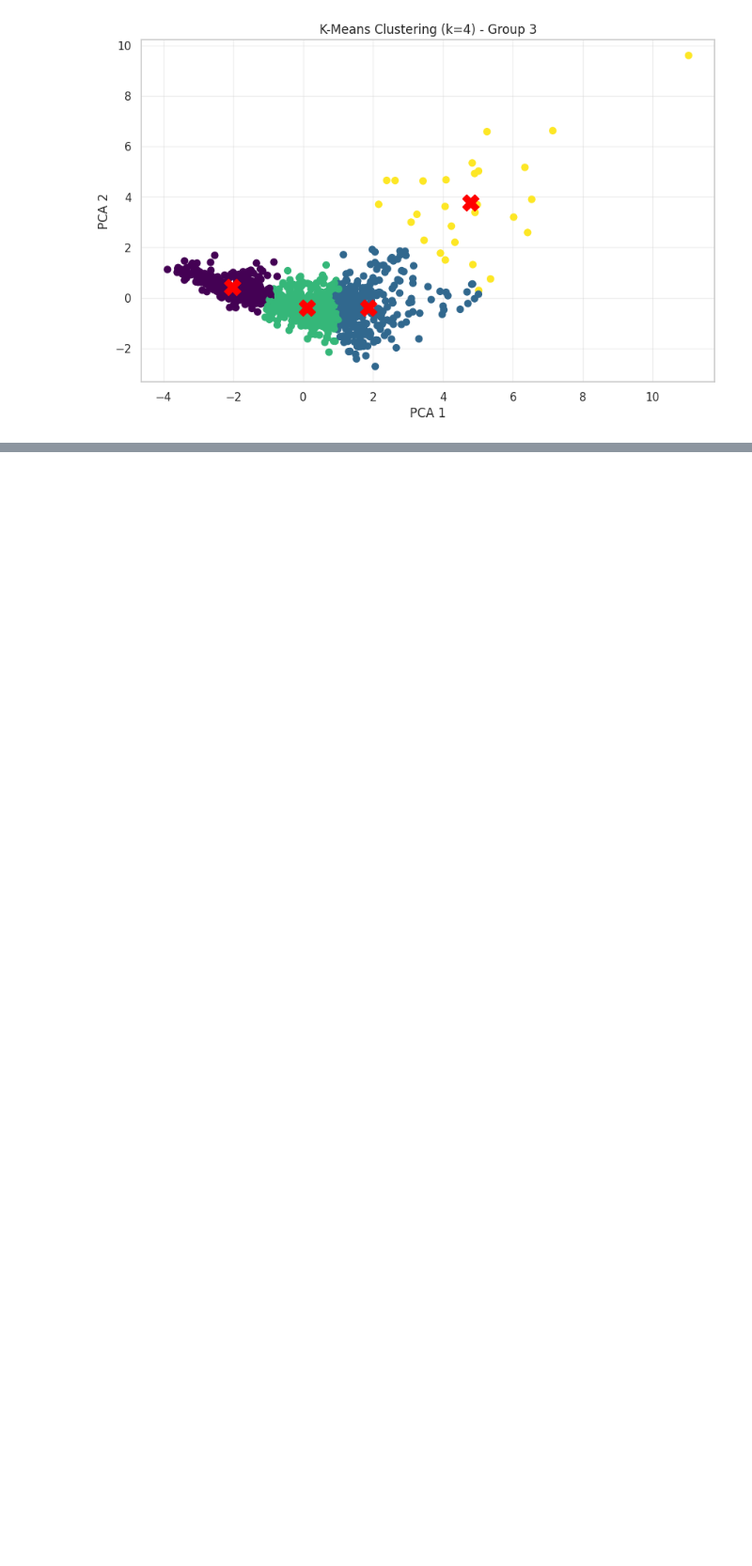
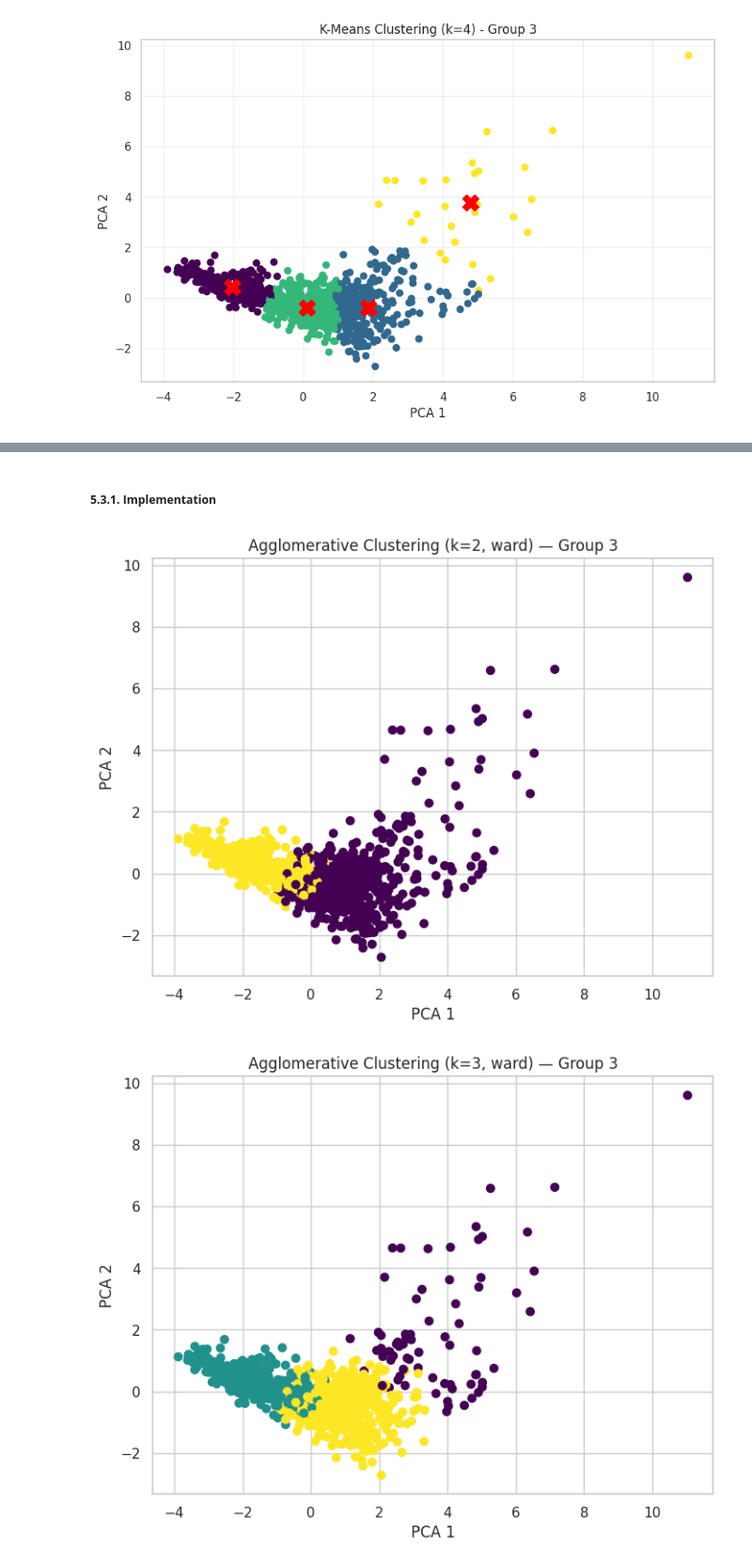
Before and after one commit to NathanaelLUCETTE/projet_ML, a Jupyter notebook: pokemon_clustering_project.ipynb, the cells around one changed output, grey strips where cells are left out. Shown at 94% size. Saved outputs shown, nothing was run; the diff lists cells and outputs as text; code cells hidden in the pictures; blank space fills up the shorter version.

```diff
--- a/pokemon_clustering_project.ipynb
+++ b/pokemon_clustering_project.ipynb
@@ -453,0 +523,9 @@ df['km_g3_k4'] = run_kmeans(X_group3_scaled, 4, "Group 3")
+# %% [markdown]
+##### **5.3.1. Implementation**
+# %%
+df['hc_g3_k2'] = run_agglomerative(X_group3_scaled, 2, title="Group 3")
+df['hc_g3_k3'] = run_agglomerative(X_group3_scaled, 3, title="Group 3")
+df['hc_g3_k4'] = run_agglomerative(X_group3_scaled, 4, title="Group 3")
+# %% [output]
+[figure, added]
+[figure, added]
```
Also changed, not shown: parts of 14 cells of this notebook.
